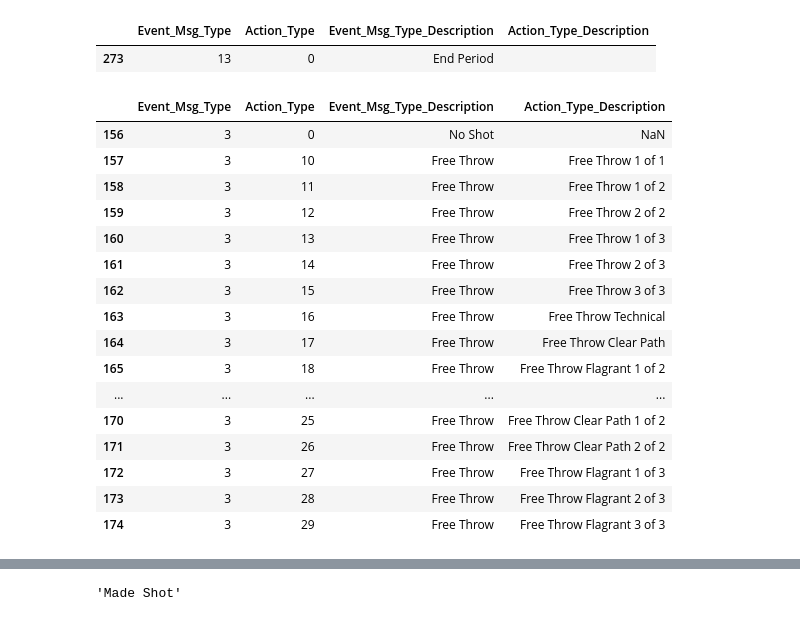
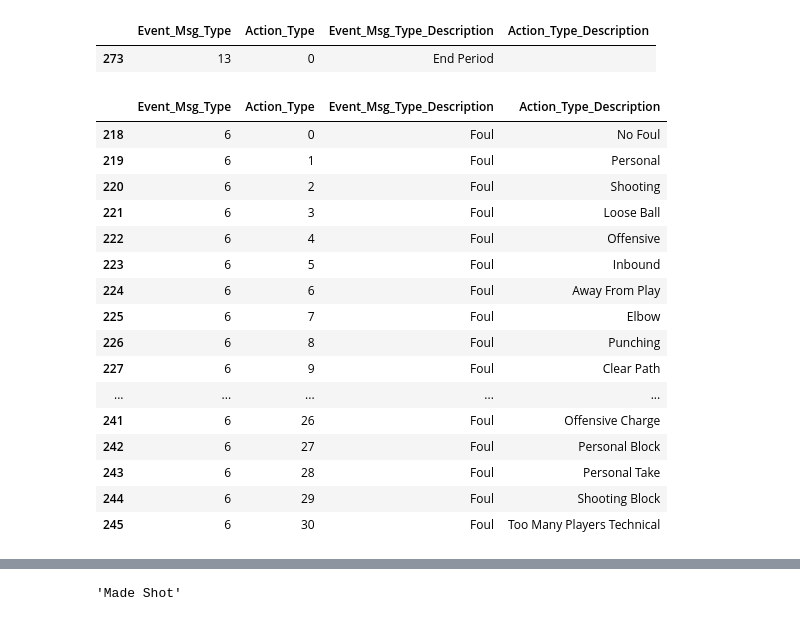
Before and after one commit to wpouse/NBA, a Jupyter notebook: Hackathon Prompt/NBAPlayerRatings.ipynb, the cells around one changed output, grey strips where cells are left out. Drawn from its saved outputs; the diff is of its cells as text; code cells hidden in the pictures.

```diff
--- a/Hackathon Prompt/NBAPlayerRatings.ipynb
+++ b/Hackathon Prompt/NBAPlayerRatings.ipynb
@@ -136,25 +170,25 @@ eventCodes[eventCodes['Event_Msg_Type_Description']== 'End Period']
 |  | Event_Msg_Type | Action_Type | Event_Msg_Type_Description | Action_Type_Description |
 | 273 | 13 | 0 | End Period |  |
 # %%
-eventCodes[eventCodes['Event_Msg_Type']== 3]
+eventCodes[eventCodes['Event_Msg_Type']== 6]
 # %% [output]
 |  | Event_Msg_Type | Action_Type | Event_Msg_Type_Description | Action_Type_Description |
-| 156 | 3 | 0 | No Shot | NaN |
-| 157 | 3 | 10 | Free Throw | Free Throw 1 of 1 |
-| 158 | 3 | 11 | Free Throw | Free Throw 1 of 2 |
-| 159 | 3 | 12 | Free Throw | Free Throw 2 of 2 |
-| 160 | 3 | 13 | Free Throw | Free Throw 1 of 3 |
-| 161 | 3 | 14 | Free Throw | Free Throw 2 of 3 |
-| 162 | 3 | 15 | Free Throw | Free Throw 3 of 3 |
-| 163 | 3 | 16 | Free Throw | Free Throw Technical |
-| 164 | 3 | 17 | Free Throw | Free Throw Clear Path |
-| 165 | 3 | 18 | Free Throw | Free Throw Flagrant 1 of 2 |
+| 218 | 6 | 0 | Foul | No Foul |
+| 219 | 6 | 1 | Foul | Personal |
+| 220 | 6 | 2 | Foul | Shooting |
+| 221 | 6 | 3 | Foul | Loose Ball |
+| 222 | 6 | 4 | Foul | Offensive |
+| 223 | 6 | 5 | Foul | Inbound |
+| 224 | 6 | 6 | Foul | Away From Play |
+| 225 | 6 | 7 | Foul | Elbow |
+| 226 | 6 | 8 | Foul | Punching |
+| 227 | 6 | 9 | Foul | Clear Path |
 | ... | ... | ... | ... | ... |
-| 170 | 3 | 25 | Free Throw | Free Throw Clear Path 1 of 2 |
-| 171 | 3 | 26 | Free Throw | Free Throw Clear Path 2 of 2 |
-| 172 | 3 | 27 | Free Throw | Free Throw Flagrant 1 of 3 |
-| 173 | 3 | 28 | Free Throw | Free Throw Flagrant 2 of 3 |
-| 174 | 3 | 29 | Free Throw | Free Throw Flagrant 3 of 3 |
+| 241 | 6 | 26 | Foul | Offensive Charge |
+| 242 | 6 | 27 | Foul | Personal Block |
+| 243 | 6 | 28 | Foul | Personal Take |
+| 244 | 6 | 29 | Foul | Shooting Block |
+| 245 | 6 | 30 | Foul | Too Many Players Technical |
 # %%
 type(b)
 # %% [output]
```
Also changed, not shown: parts of 12 cells of this notebook, 2 other files.
